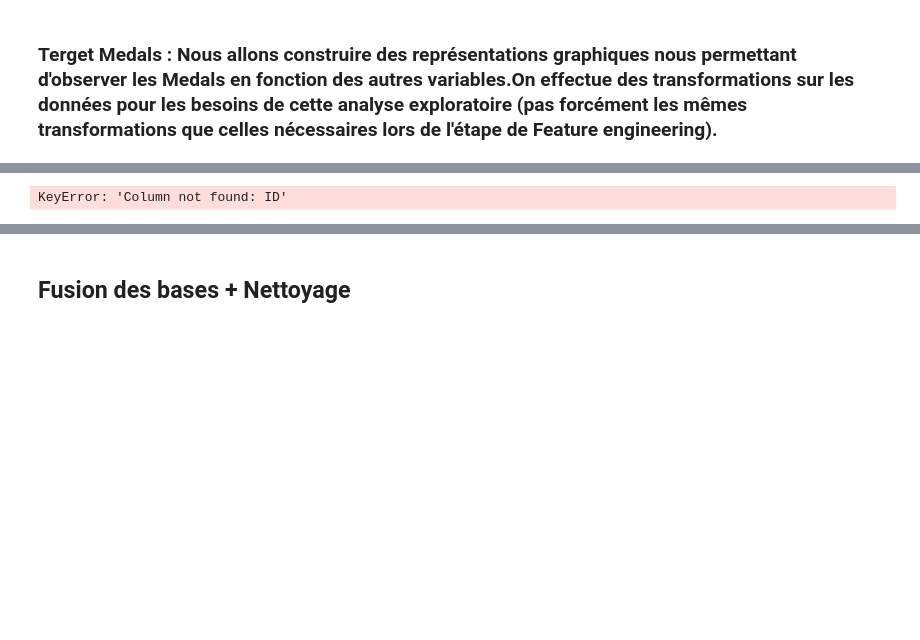
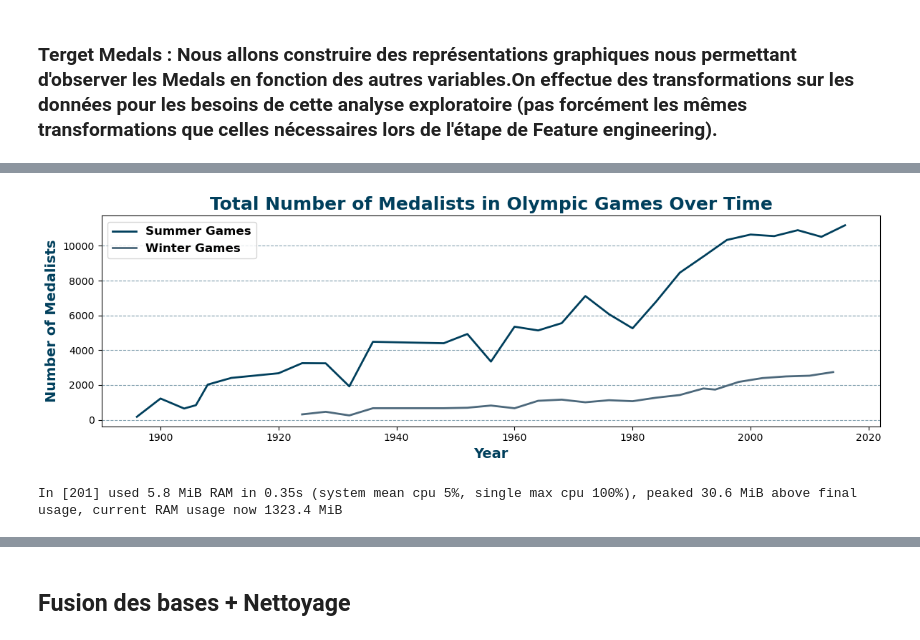
Before and after one commit to nastoo/tp-methodes-pour-analytique, a Jupyter notebook: Projet_GG.ipynb, the cells around one changed output, grey strips where cells are left out. Cells and saved outputs as stored; diff of their text form; code cells hidden in the pictures; blank space fills up the shorter version.

```diff
--- a/Projet_GG.ipynb
+++ b/Projet_GG.ipynb
@@ -194,20 +187,21 @@ In [281] used 1.9 MiB RAM in 2.49s (system mean cpu 14%, single max cpu 85%), pe
 # %%
 # Group the data by year and count the number of unique medalists for summer games
 summer_medalists = df[df['Season'] == 'Summer'].groupby('Year')['ID'].nunique()
 
 # Group the data by year and count the number of unique medalists for winter games
 winter_medalists = df[df['Season'] == 'Winter'].groupby('Year')['ID'].nunique()
 
 # Plot the data using a line plot
 plt.figure(figsize=(12, 4))
-summer_medalists.plot(label='Summer Games', color='#01a8e6', linewidth=2)
+summer_medalists.plot(label='Summer Games', color='#003f5c', linewidth=2)
 winter_medalists.plot(label='Winter Games', color='#4c687b', linewidth=2)
-plt.title('Total Number of Medalists in Olympic Games Over Time', fontsize=18, color='#003f5c')
+plt.title('Total Number of Medalists in Olympic Games Over Time', fontsize=18, fontweight='bold', color='#003f5c')
 plt.xlabel('Year', fontsize=14, fontweight='bold', color='#003f5c')
 plt.ylabel('Number of Medalists', fontsize=14, fontweight='bold', color='#003f5c')
 plt.legend(prop={'size': 12, 'weight': 'bold'}, loc='upper left')
 plt.grid(axis='y', linestyle='--', alpha=0.5, color='#003f5c')
 plt.tight_layout()
 plt.show()
 # %% [output]
+[figure, added]
-KeyError: 'Column not found: ID'
+In [201] used 5.8 MiB RAM in 0.35s (system mean cpu 5%, single max cpu 100%), peaked 30.6 MiB above final usage, current RAM usage now 1323.4 MiB
```
Also changed, not shown: parts of 32 cells of this notebook, 29 other files.
